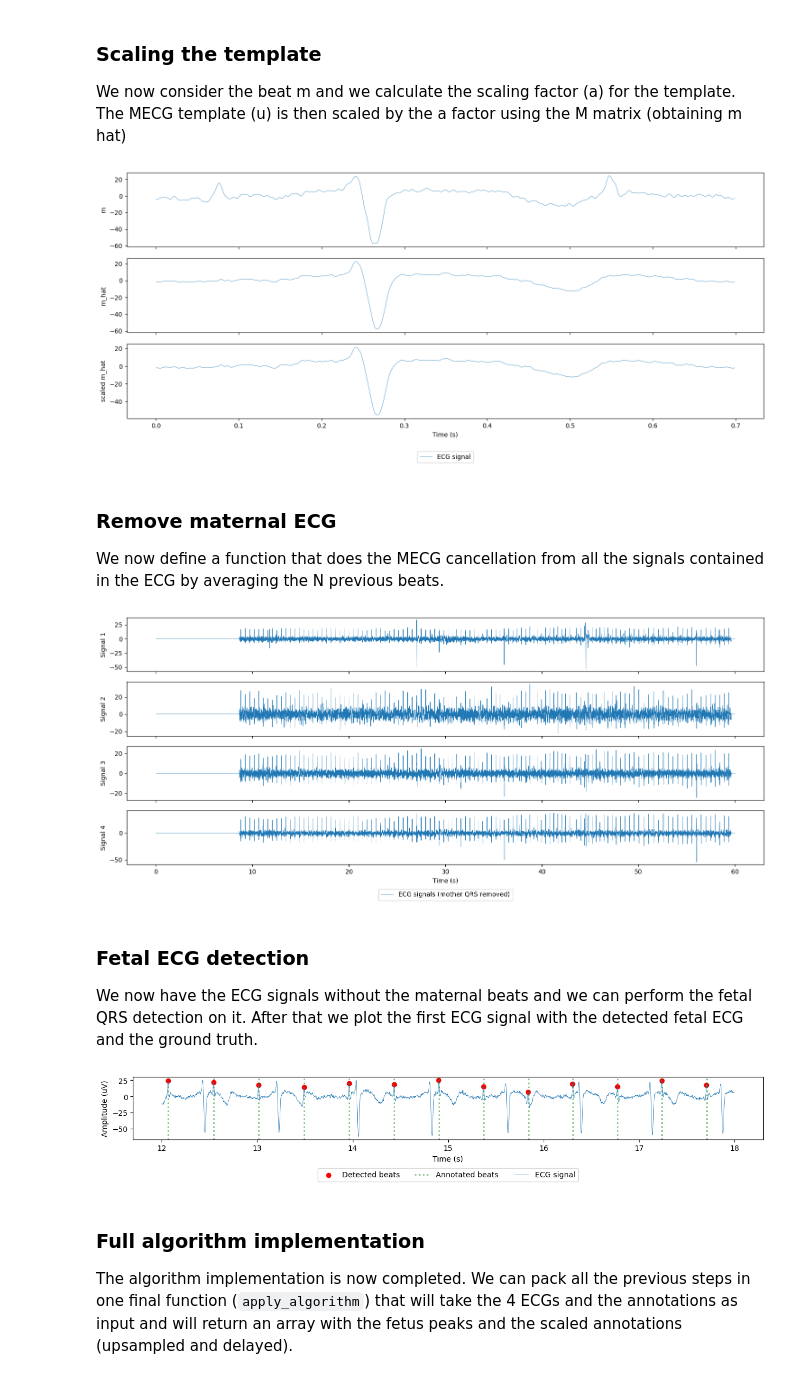
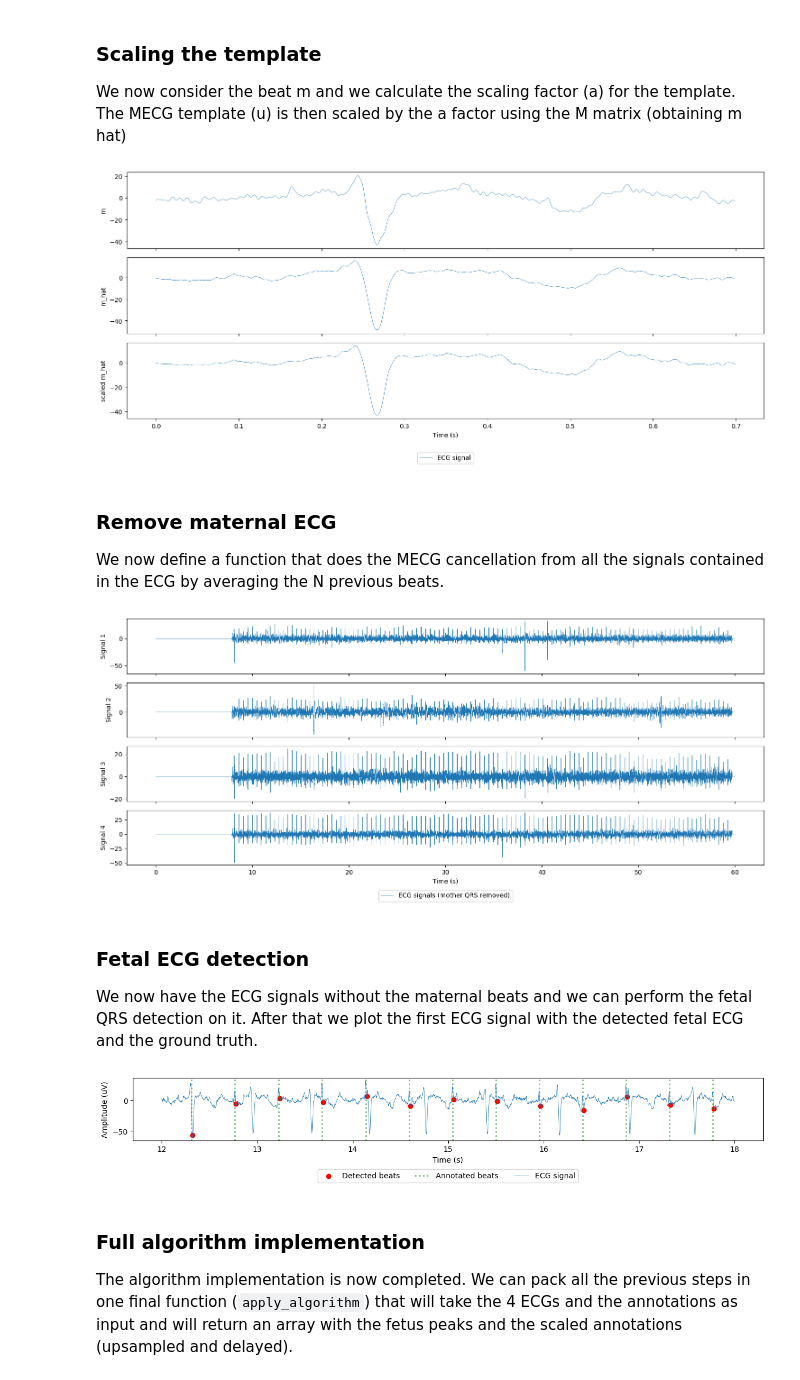
Before and after one commit to carlo-monti/Fetal_ECG_2024, a Jupyter notebook: BSP_project.ipynb, the cells around one changed output. Cells and saved outputs as stored; diff of their text form; code cells hidden in the pictures.

```diff
--- a/BSP_project.ipynb
+++ b/BSP_project.ipynb
@@ -30,13 +30,12 @@ from plot_functions import plot_signal, plot_signal_annotations, plot_error_time
 # "./data/set-a-ext-text/"
 DATA_FOLDER = "./data/set-a-text/"
 # This is the dataset entry that we will use as an example.
-# n°1 is a poor entry while n°6 gives a high performance
-EXAMPLE_N = 4
+# n°6 is a poor entry while n°5 gives a high performance
+EXAMPLE_N = 5
 
 # Sampling frequency of the dataset
 Fs = 1000
 
-
 PLOT_WIDTH = 10
 # %% [markdown]
 Now we define a function to load our example dataset entry. It is composed of 4 ECGs with the corresponding annotations (fs=1000Hz).
@@ -182,6 +181,9 @@ def preprocess_signals(ecg_signals,annotations):
   processed_ecgs = []
   for s in ecg_signals:
     s = interpolate_nan_values(s)
+    if np.sum(s) == 0:
+      print("you")
+      s = s + 1
     s = apply_hp_filter(s,HP_FILTER_COEFF)
     s = remove_power_line_noise(NOTCH_B, NOTCH_A, s)
     s = upsample_signal(s,UP_LENGTH_OF_SIGNAL)
@@ -294,14 +296,14 @@ def qrs_detection(ecgs,fs,pk_dist,sec_before,sec_after):
     # Enhance the 4 signals with the PCA
     PCA_sig = do_PCA(ecgs)
     # Find the peaks
-    peaks, _ = signal.find_peaks(PCA_sig,distance=pk_dist*fs)
+    peaks, _ = signal.find_peaks(PCA_sig,distance=pk_dist*fs,prominence=7)
     peaks = np.array(peaks)[1:-1] # remove extremes
     # Build the template averaging the peaks
     template, offset = create_template(PCA_sig,peaks,fs,sec_before,sec_after)
     # Evaluate the correlation
     correlation = signal.correlate(PCA_sig, template, mode='same')
     # Find peaks on the correlation
-    extracted_peaks, _ = signal.find_peaks(correlation,distance=fs*pk_dist)
+    extracted_peaks, _ = signal.find_peaks(correlation,distance=fs*pk_dist,prominence=7)
     extracted_peaks = extracted_peaks - offset
     return extracted_peaks.astype(int)[1:]
 
@@ -367,7 +369,7 @@ scaled_mecg_template = np.matmul(M,a)
 
 plot_signal(np.array([m,mecg_template,scaled_mecg_template]),UP_Fs,signals_labels=["m","m_hat","scaled m_hat"],row_height=2)
 # %% [output]
-[figure, old version]
+[figure, new version]
 # %% [markdown]
 ### Remove maternal ECG
 We now define a function that does the MECG cancellation from all the signals contained in the ECG by averaging the N previous beats.
@@ -417,20 +419,20 @@ fecgs, _ , start_at = mecg_removal(ecgs,mother_peaks,N_AVERAGE,UP_Fs,P_WAVE,T_WA
 
 plot_signal(fecgs,UP_Fs,signal_type="ECG signals (mother QRS removed)")
 # %% [output]
-[figure, old version]
+[figure, new version]
 # %% [markdown]
 ### Fetal ECG detection
 We now have the ECG signals without the maternal beats and we can perform the fetal QRS detection on it. After that we plot the first ECG signal with the detected fetal ECG and the ground truth.
 # %%
-PEAKS_DISTANCE_FETUS = 0.333 # ~180 bpm
+PEAKS_DISTANCE_FETUS = 0.4 # ~180 bpm
 BEFORE_PEAK_FETUS = 0.05
 AFTER_PEAK_FETUS = 0.05
 
 fetus_peaks = qrs_detection(fecgs,UP_Fs,PEAKS_DISTANCE_FETUS,BEFORE_PEAK_FETUS,AFTER_PEAK_FETUS)
 
 plot_signal_annotations(ecgs[0],fetus_peaks,UP_Fs,2,10,f_annot_scaled)
 # %% [output]
-[figure, old version]
+[figure, new version]
 # %% [markdown]
 ### Full algorithm implementation
 The algorithm implementation is now completed. We can pack all the previous steps in one final function (`apply_algorithm`) that will take the 4 ECGs and the annotations as input and will return an array with the fetus peaks and the scaled annotations (upsampled and delayed).
```
Also changed, not shown: parts of 17 cells of this notebook.
